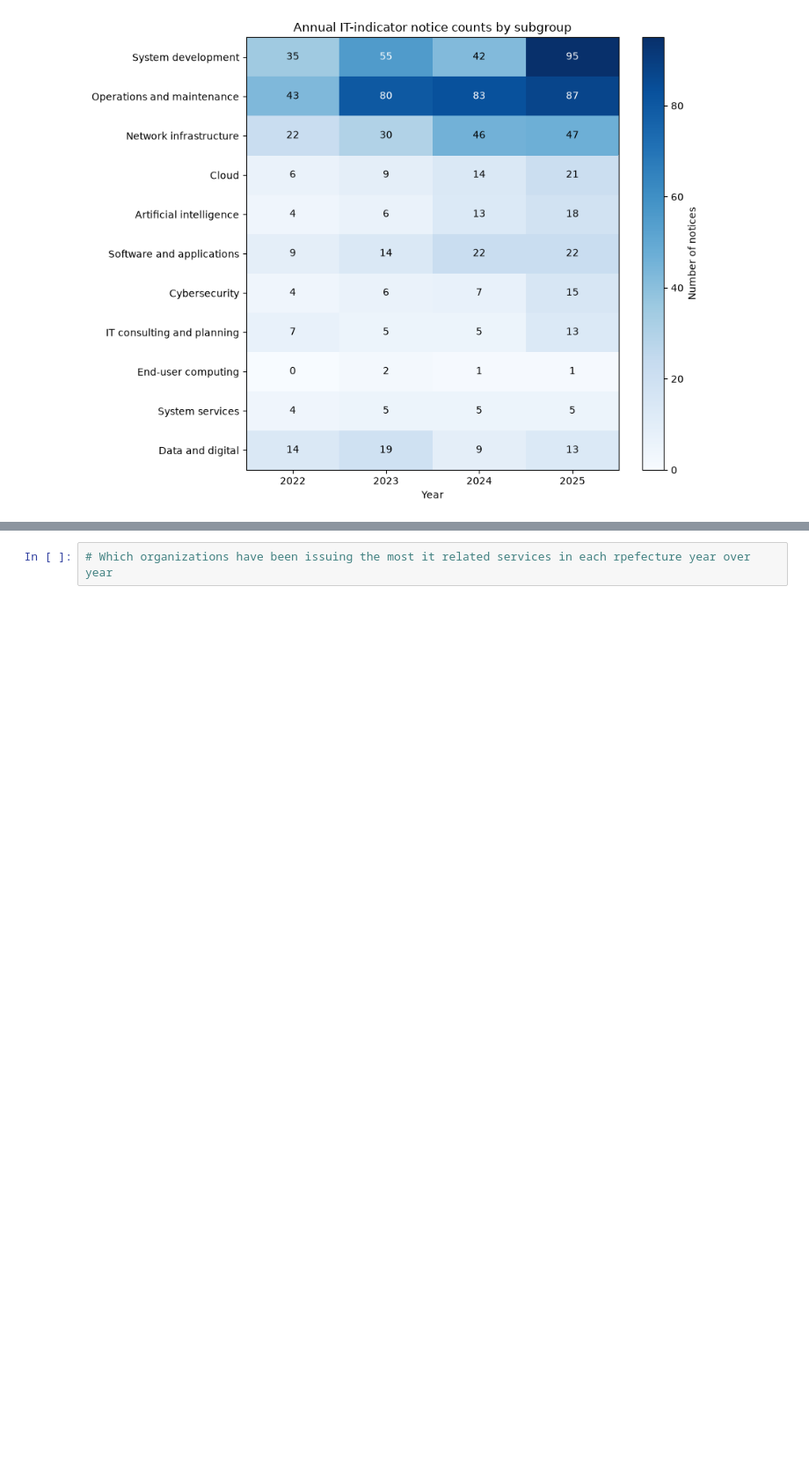
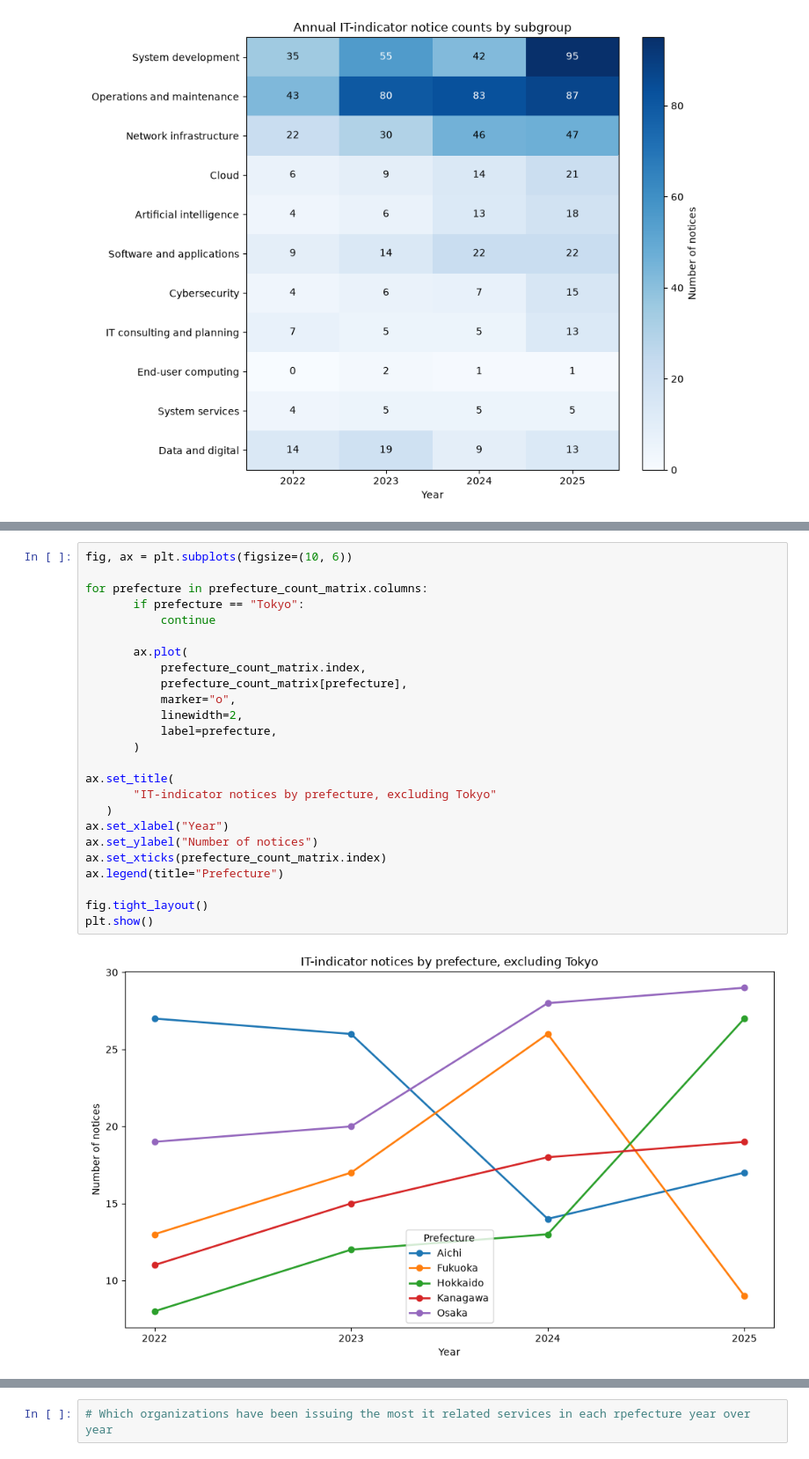
Before and after one commit to syamas77/jp-govtenders, a Jupyter notebook: itinsights.ipynb, the cells around one changed output, grey strips where cells are left out. Shown at 88% size. Cells and saved outputs as stored; diff of their text form; blank space fills up the shorter version.

```diff
--- a/itinsights.ipynb
+++ b/itinsights.ipynb
@@ -641,0 +880,27 @@ plt.show()
+# %%
+fig, ax = plt.subplots(figsize=(10, 6))
+
+for prefecture in prefecture_count_matrix.columns:
+       if prefecture == "Tokyo":
+           continue
+
+       ax.plot(
+           prefecture_count_matrix.index,
+           prefecture_count_matrix[prefecture],
+           marker="o",
+           linewidth=2,
+           label=prefecture,
+       )
+
+ax.set_title(
+       "IT-indicator notices by prefecture, excluding Tokyo"
+   )
+ax.set_xlabel("Year")
+ax.set_ylabel("Number of notices")
+ax.set_xticks(prefecture_count_matrix.index)
+ax.legend(title="Prefecture")
+
+fig.tight_layout()
+plt.show()
+# %% [output]
+[figure, added]
```
Also changed, not shown: parts of 51 cells of this notebook, 4 other files.
